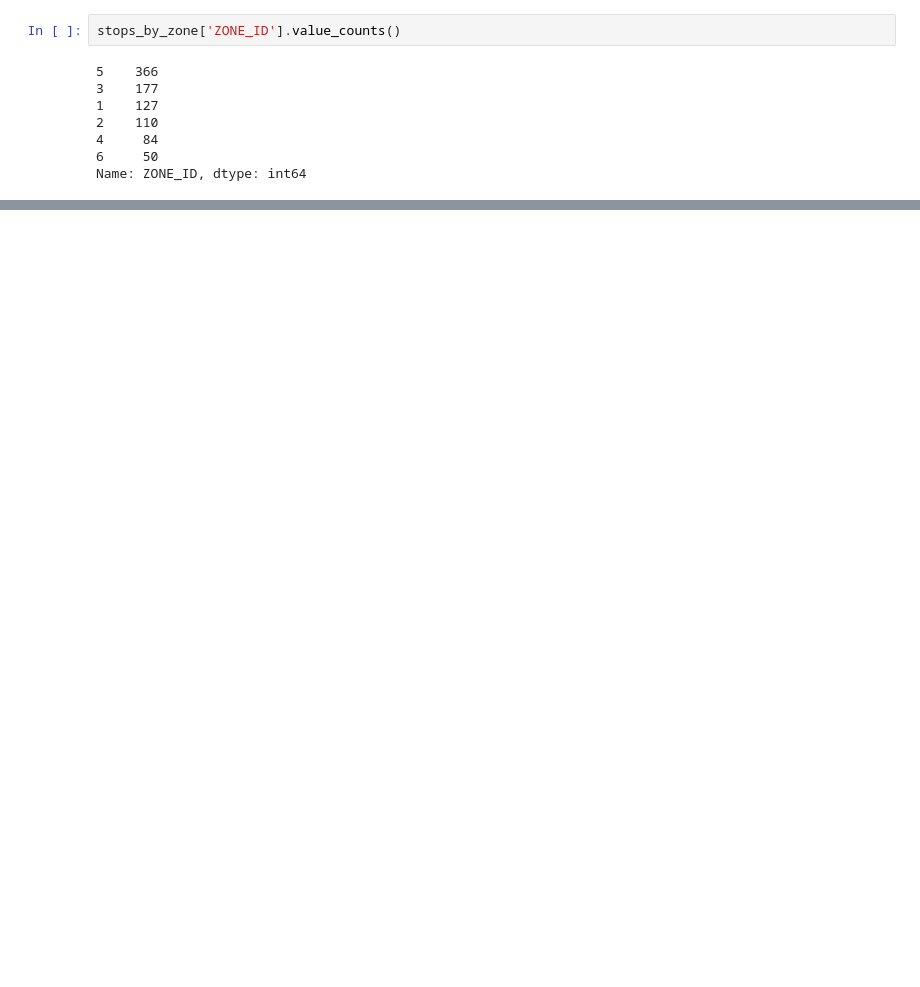
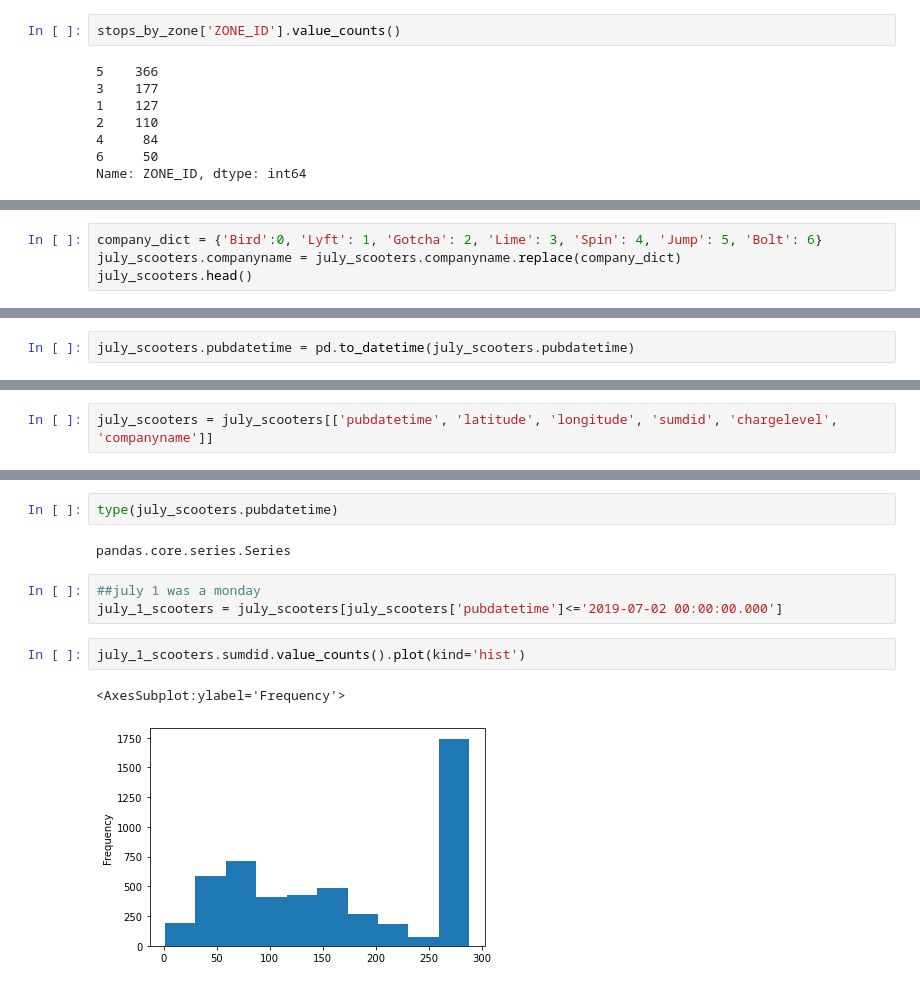
Before and after one commit to Quezadajl/nashville-scooters-project, a Jupyter notebook: notebooks/scooterrific_geopandas_explore.ipynb, the cells around one changed output, grey strips where cells are left out. Cells and saved outputs as stored; diff of their text form; blank space fills up the shorter version.

```diff
--- a/notebooks/scooterrific_geopandas_explore.ipynb
+++ b/notebooks/scooterrific_geopandas_explore.ipynb
@@ -108,0 +149,4 @@ Name: ZONE_ID, dtype: int64
+# %%
+company_dict = {'Bird':0, 'Lyft': 1, 'Gotcha': 2, 'Lime': 3, 'Spin': 4, 'Jump': 5, 'Bolt': 6}
+july_scooters.companyname = july_scooters.companyname.replace(company_dict)
+july_scooters.head()
@@ -108,0 +160,2 @@ Name: ZONE_ID, dtype: int64
+# %%
+july_scooters.pubdatetime = pd.to_datetime(july_scooters.pubdatetime)
@@ -108,0 +183,2 @@ Name: ZONE_ID, dtype: int64
+# %%
+july_scooters = july_scooters[['pubdatetime', 'latitude', 'longitude', 'sumdid', 'chargelevel', 'companyname']]
@@ -108,0 +199,12 @@ Name: ZONE_ID, dtype: int64
+# %%
+type(july_scooters.pubdatetime)
+# %% [output]
+pandas.core.series.Series
+# %%
+##july 1 was a monday
+july_1_scooters = july_scooters[july_scooters['pubdatetime']<='2019-07-02 00:00:00.000']
+# %%
+july_1_scooters.sumdid.value_counts().plot(kind='hist')
+# %% [output]
+<AxesSubplot:ylabel='Frequency'>
+[figure, added]
```
Also changed, not shown: parts of 23 cells of this notebook, 2 other files.
